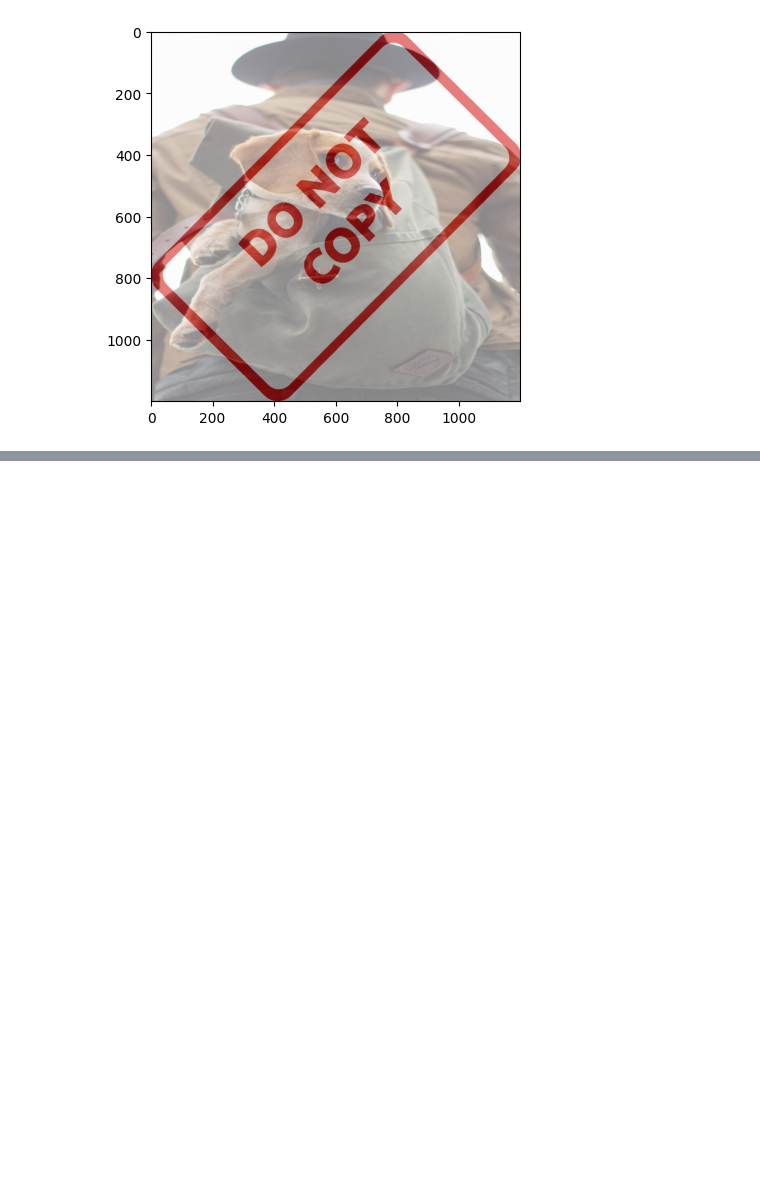
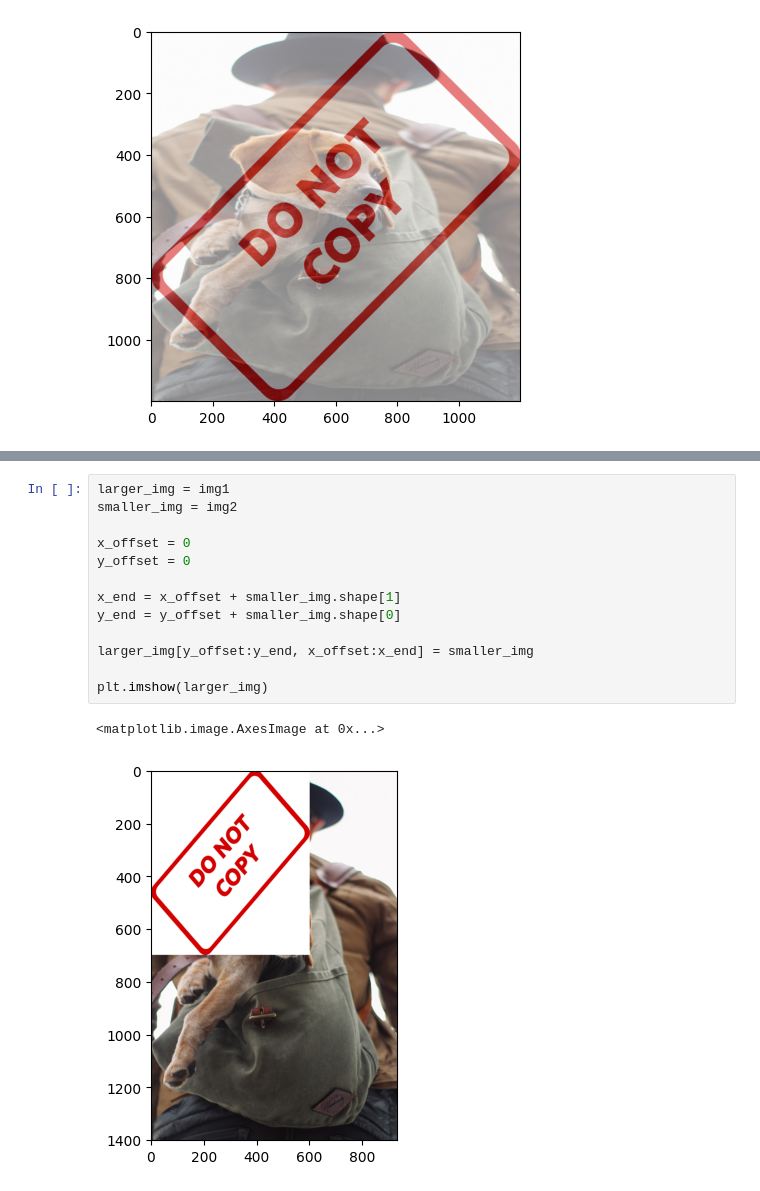
Before and after one commit to KamranBaig1122/python_prac, a Jupyter notebook: blending_pasting.ipynb, the cells around one changed output, grey strips where cells are left out. Saved outputs shown, nothing was run; the diff lists cells and outputs as text; blank space fills up the shorter version.

```diff
--- a/blending_pasting.ipynb
+++ b/blending_pasting.ipynb
@@ -51,0 +63,16 @@ plt.imshow(blended)
+# %%
+larger_img = img1
+smaller_img = img2
+
+x_offset = 0
+y_offset = 0
+
+x_end = x_offset + smaller_img.shape[1]
+y_end = y_offset + smaller_img.shape[0]
+
+larger_img[y_offset:y_end, x_offset:x_end] = smaller_img
+
+plt.imshow(larger_img)
+# %% [output]
+<matplotlib.image.AxesImage at 0x...>
+[figure, added]
```
Also changed, not shown: parts of 18 cells of this notebook, 13 other files.
